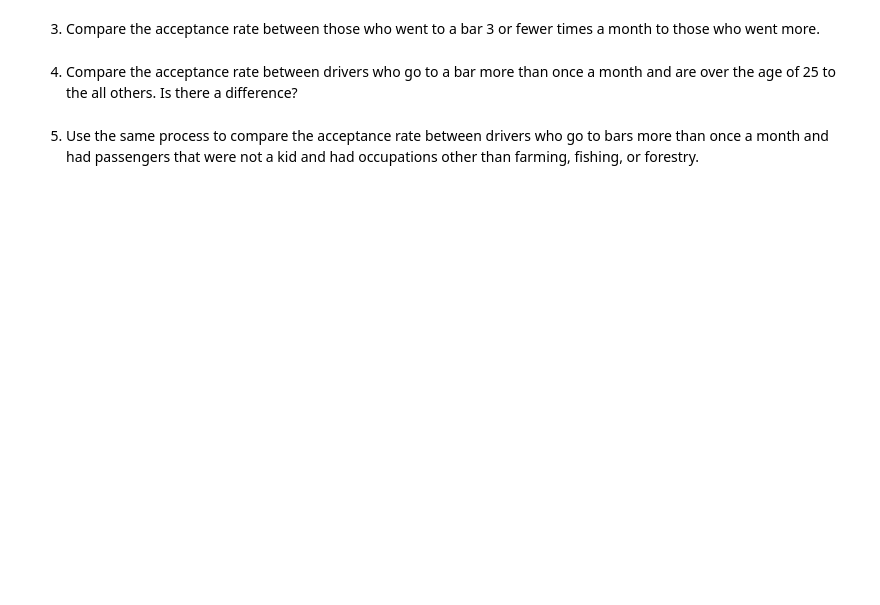
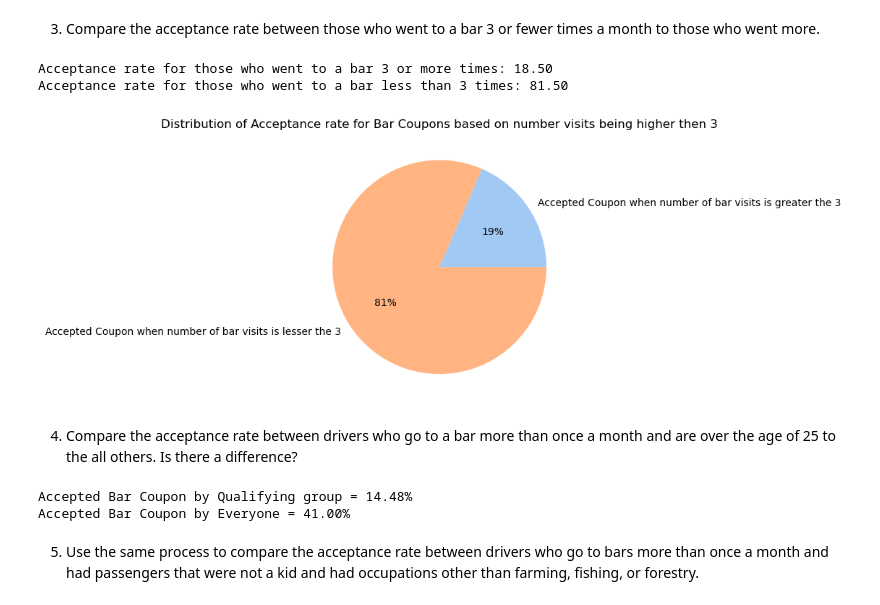
Before and after one commit to srideviaishwariya/rainier, a Jupyter notebook: assignment_5_1/prompt.ipynb, the cells around one changed output. Saved outputs shown, nothing was run; the diff lists cells and outputs as text; code cells hidden in the pictures; blank space fills up the shorter version.

```diff
--- a/assignment_5_1/prompt.ipynb
+++ b/assignment_5_1/prompt.ipynb
@@ -268,4 +418,42 @@ Now, we will lead you through an exploration of just the bar related coupons.
 # %% [markdown]
 3. Compare the acceptance rate between those who went to a bar 3 or fewer times a month to those who went more.
+# %%
+# Observation - Since the bucketing of the bar is "1-3" and "4-8", we cannot evaluate for 3 or more
+# Conclusion - To work around the problem the evaluaion is made for 4 or more visits
+
+# check for the qualifying condition
+def qualifying_condition(bar):
+    if (bar in["4~8","gt8"]):
+        return True
+    else:
+        return False
+
+df['qualifying_condition_qn3'] = df.apply(lambda x: qualifying_condition(x['Bar']), axis=1)
+accepted_barcoupons_df = df[df['coupon'].str.contains("Bar")].query("Y==1")
+accepted_by_more_than_3 = (accepted_barcoupons_df.query("qualifying_condition_qn3 == 1").shape[0] / accepted_barcoupons_df.shape[0]) * 100
+accepted_by_less_than_3 = (accepted_barcoupons_df.query("qualifying_condition_qn3 == 0").shape[0] / accepted_barcoupons_df.shape[0]) * 100
+
+print(f"Acceptance rate for those who went to a bar 3 or more times: {accepted_by_more_than_3:.2f}")
+print(f"Acceptance rate for those who went to a bar less than 3 times: {accepted_by_less_than_3:.2f}")
+
+# Observation:
+# 1. People who go often to bar are less likely to accept a coupon
+# %% [output]
+Acceptance rate for those who went to a bar 3 or more times: 18.50
+Acceptance rate for those who went to a bar less than 3 times: 81.50
+# %%
+#define data
+data = [accepted_barcoupons_df.query("qualifying_condition_qn3 == 1").shape[0], accepted_barcoupons_df.query("qualifying_condition_qn3 == 0").shape[0]]
+labels = ['Accepted Coupon when number of bar visits is greater the 3', 'Accepted Coupon when number of bar visits is lesser the 3']
+
+#define Seaborn color palette to use
+colors = sns.color_palette('pastel')[0:5]
+
+#create pie chart
+plt.pie(data, labels = labels, colors = colors, autopct='%.0f%%')
+plt.title('Distribution of Acceptance rate of Bar Coupons based on number visits being higher then 3')
+plt.show()
+# %% [output]
+[figure, added]
 # %% [markdown]
 4. Compare the acceptance rate between drivers who go to a bar more than once a month and are over the age of 25 to the all others.  Is there a difference?
@@ -272,2 +465,26 @@ Now, we will lead you through an exploration of just the bar related coupons.
+# %%
+# check for the qualifying condition
+def qualifying_condition(age, bar):
+    if ((age >25) and (bar in["1~3","4~8","gt8"])):
+        return True
+    else:
+        return False
+
+df['qualifying_condition_qn4'] = df.apply(lambda x: qualifying_condition(x['age'], x['Bar']), axis=1)
+
+barcoupons_df = df[df['coupon'].str.contains("Bar")]
+
+accepted_by_qualifying_group = (barcoupons_df.query("Y==1 and qualifying_condition_qn4 == 1").shape[0] / barcoupons_df.shape[0]) * 100
+accepted_by_everyone = (barcoupons_df.query("Y==1").shape[0] / barcoupons_df.shape[0]) * 100
+
+print(f"Accepted Bar Coupon by Qualifying group = {accepted_by_qualifying_group:.2f}%")
+print(f"Accepted Bar Coupon by Everyone = {accepted_by_everyone:.2f}%")
+
+# Observation
+# 1. The Bar coupons has an overall acceptance rate of 41%
+# 2. Out of the 41% acceptance rate for bar coupons ~14% of them visited bars more then once and were over the age of 25
+# %% [output]
+Accepted Bar Coupon by Qualifying group = 14.48%
+Accepted Bar Coupon by Everyone = 41.00%
 # %% [markdown]
 5. Use the same process to compare the acceptance rate between drivers who go to bars more than once a month and had passengers that were not a kid and had occupations other than farming, fishing, or forestry.
```
Also changed, not shown: parts of 32 cells of this notebook.
